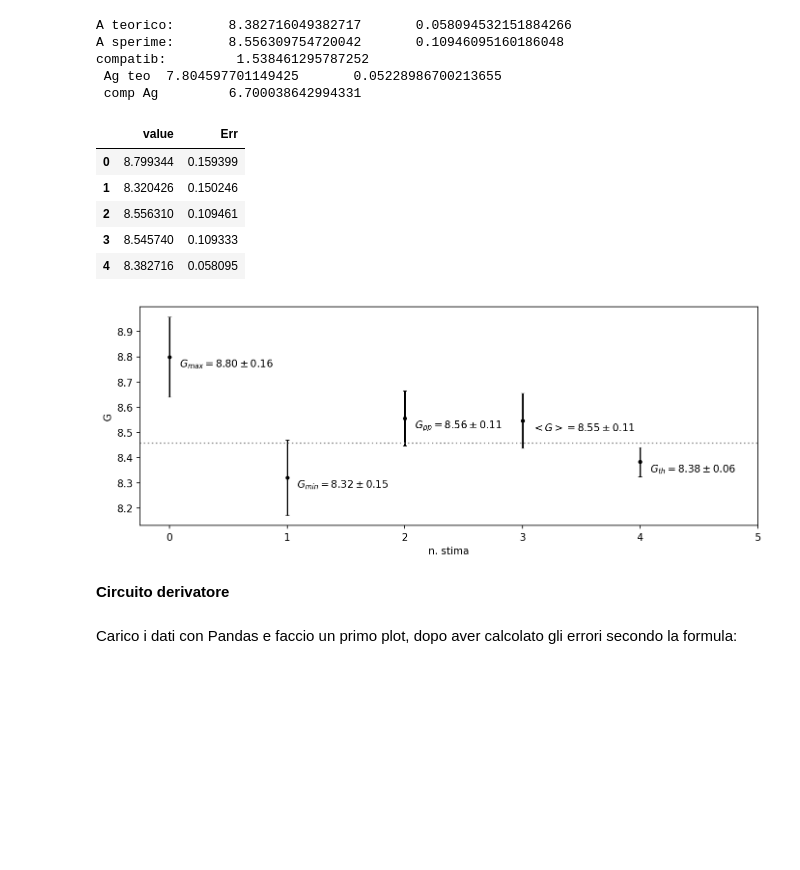
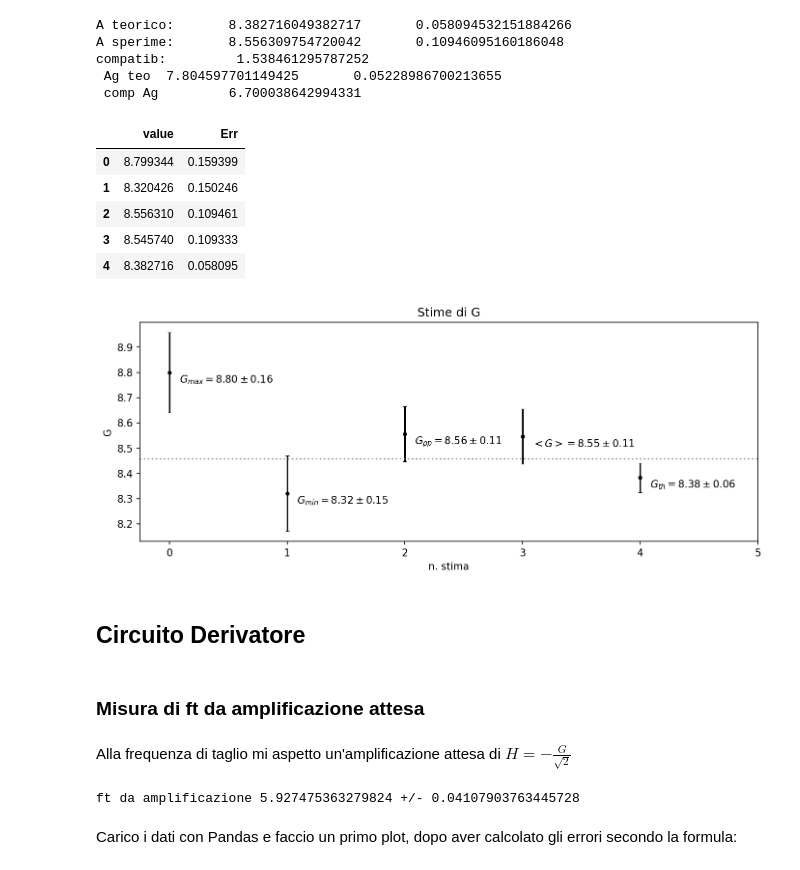
Before and after one commit to simonecig/lab_2020-2021, a Jupyter notebook: 1_opamp/logbook/opamp1_analysis.ipynb, the cells around one changed output. Drawn from its saved outputs; the diff is of its cells as text; code cells hidden in the pictures; blank space fills up the shorter version.

```diff
--- a/1_opamp/logbook/opamp1_analysis.ipynb
+++ b/1_opamp/logbook/opamp1_analysis.ipynb
@@ -568,38 +568,49 @@ A_set_err = np.append(A_set_err, Ath_err)
 #                                             '$<A>$', '$A_{th}$'],
 #                      columns =['Value'])
 pandaA = pd.DataFrame()
 pandaA['value']=A_set
 pandaA['Err'] = A_set_err
 # grafDef=pandaA.reset_index().plot(x='index',y = 'Value', yerr = 'Err',
 #                              fmt='.', marker='.', capsize=2, capthick=0.5, barsabove=True,color='black',
 #                                 legend=None)
 grafDef = pandaA.plot( y='value', yerr='Err',
                       fmt='.', marker='.', capsize=2, capthick=0.5, barsabove=True,
-                      color='black', legend=None, xlabel="n. stima", ylabel='G', xlim=(-0.25,5) )
+                      color='black', legend=None, xlabel="n. stima", ylabel='G',\
+                      xlim=(-0.25,5), title='Stime di G' )
 fig = grafDef.get_figure()
 fig.set_figwidth(11)
 fig.set_figheight(4)
 fig.set_dpi(150.0)
 fig.savefig("img/grafico_all.png", dpi=500)
 lbl= ['$G_{max} = 8.80\pm 0.16$', '$G_{min}=8.32\pm 0.15$','$G_{pp} = 8.56 \pm 0.11$',
       '$<G>=8.55\pm 0.11 $','$G_{th}=8.38\pm 0.06$']
 for i, txt in enumerate(lbl):
     grafDef.annotate(txt, (i, pandaA['value'][i]),textcoords='offset points',
                     xytext=(10,-10))
 Afin, Afin_err = np.average(A_set, weights=1/(A_set_err)**2, returned=True)
 grafDef.plot(np.linspace(-1,5),np.linspace(Afin,Afin), ':', color='gray')
-fig.savefig("img/grafico_all.png", dpi=300)
+fig.savefig("img/grafico_all.png", dpi=150)
 pandaA
 # %% [output]
 |  | value | Err |
 | 0 | 8.799344 | 0.159399 |
 | 1 | 8.320426 | 0.150246 |
 | 2 | 8.556310 | 0.109461 |
 | 3 | 8.545740 | 0.109333 |
 | 4 | 8.382716 | 0.058095 |
-[figure, old version]
+[figure, new version]
 # %% [markdown]
-**Circuito derivatore**
+## Circuito Derivatore
+# %% [markdown]
+### Misura di ft da amplificazione attesa
+# %% [markdown]
+Alla frequenza di taglio mi aspetto un'amplificazione attesa di $ H = -\frac{G}{\sqrt{2}}$
+# %%
+ftDir = Ath / np.sqrt(2)
+ftDir_err = Ath_err/np.sqrt(2)
+print("ft da amplificazione", ftDir, "+/-",  ftDir_err)
+# %% [output]
+ft da amplificazione 5.927475363279824 +/- 0.04107903763445728
 # %% [markdown]
 Carico i dati con Pandas e faccio un primo plot, dopo aver calcolato gli errori secondo la formula:
 # %% [markdown]
```
Also changed, not shown: parts of 15 cells of this notebook, 53 other files.
